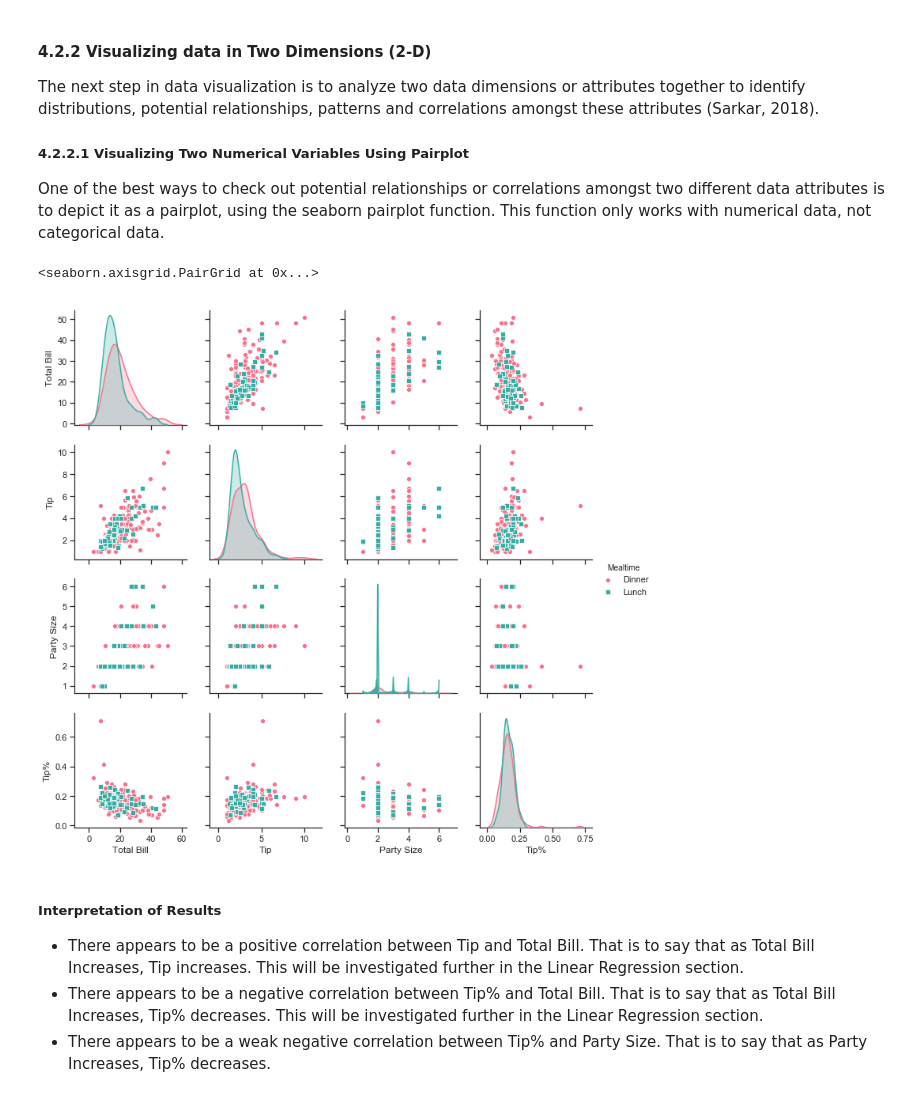
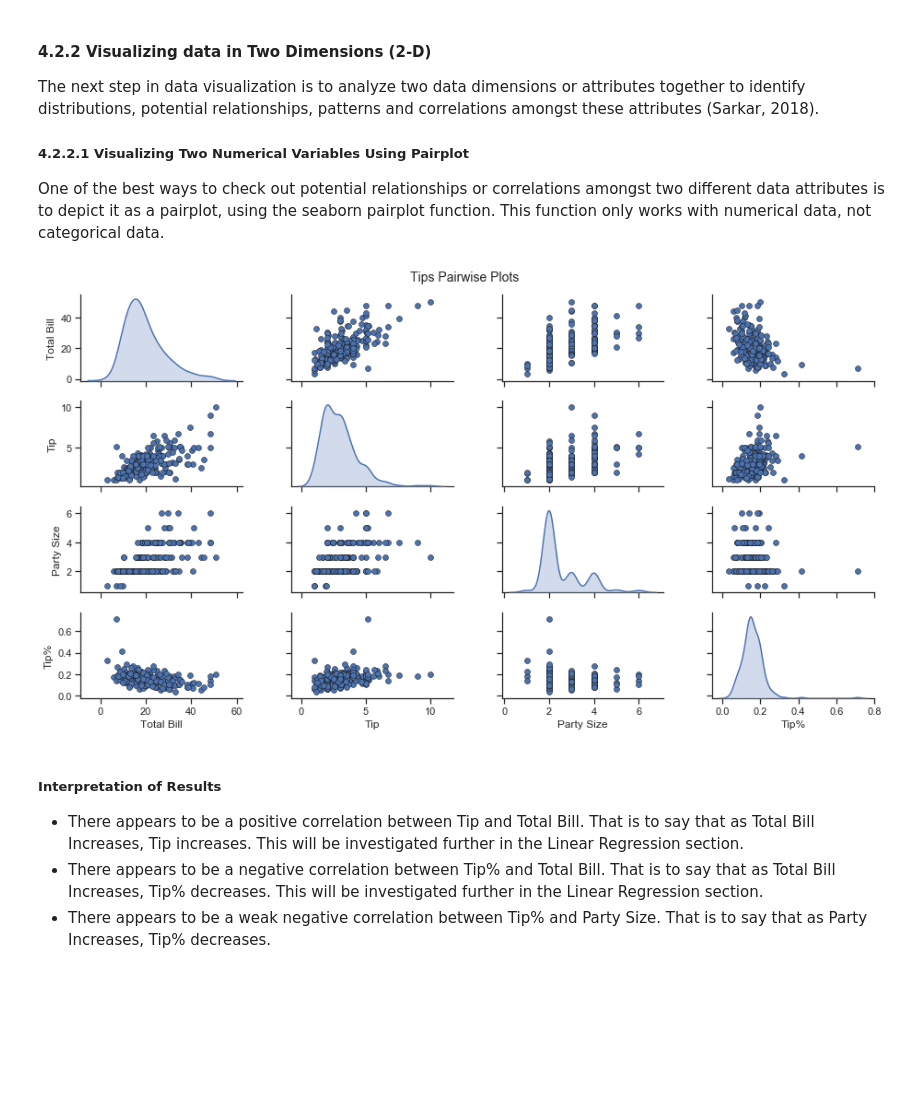
Before and after one commit to pcaulfie/fundamentals-project, a Jupyter notebook: Fundamentals of Data Analysis.ipynb, the cells around one changed output. Drawn from its saved outputs; the diff is of its cells as text; code cells hidden in the pictures; blank space fills up the shorter version.

```diff
--- a/Fundamentals of Data Analysis.ipynb
+++ b/Fundamentals of Data Analysis.ipynb
@@ -599,21 +628,24 @@ The next step in data visualization is to analyze two data dimensions or attribu
 
 ##### 4.2.2.1 Visualizing Two Numerical Variables Using Pairplot <a id='pair'></a>
 One of the best ways to check out potential relationships or correlations amongst two different data attributes is to depict it as a pairplot, using the seaborn pairplot function. This function only works with numerical data, not categorical data.
-# %%
-# Import Seaborn Library
-# adapted from https://www.datacamp.com/community/tutorials/seaborn-python-tutorial#load
-import seaborn as sns
-# Seaborn does not have a default style, instead it comes with 5 preset styles, which must be called
-# I am using seaborn themes: ticks, as it is commonly used to give extra structure to the plots https://seaborn.pydata.org/tutorial/aesthetics.html
-sns.set(style="ticks")
-# Construct scatterplot using pairplot function - adapted from https://seaborn.pydata.org/generated/seaborn.pairplot.html
-# Hue is used to display lunch and Dinner in a different color (Series = "Mealtime").
-# Palette ="husl" used to change color palette to husl instead of default. ref: https://seaborn.pydata.org/tutorial/color_palettes.html
-# markers=["o", "s", "D"] are used to display different markers for each level of the hue variable:
-sns.pairplot(df, hue='Mealtime', palette="husl", markers=["o", "s"])
-# %% [output]
-<seaborn.axisgrid.PairGrid at 0x...>
-[figure, removed]
+# %%
+# Pair-wise Scatter Plots
+# Adapted from https://towardsdatascience.com/the-art-of-effective-visualization-of-multi-dimensional-data-6c7202990c57
+
+# Identify Columns to plot
+cols = ['Total Bill', 'Tip', 'Party Size', 'Tip%']
+# define parameters and run command
+pp = sns.pairplot(df[cols], size=1.8, aspect=1.8,
+                  plot_kws=dict(edgecolor="k", linewidth=0.5),
+                  diag_kind="kde", diag_kws=dict(shade=True))
+# create figure https://matplotlib.org/3.1.1/api/_as_gen/matplotlib.pyplot.figure.html
+fig = pp.fig
+# Tune the subplot layout. https://matplotlib.org/3.1.1/api/_as_gen/matplotlib.pyplot.subplots_adjust.html
+fig.subplots_adjust(top=0.93, wspace=0.3)
+# Create title for figure
+t = fig.suptitle('Tips Pairwise Plots', fontsize=14)
+# %% [output]
+[figure, added]
 # %% [markdown]
 ##### Interpretation of Results
 * There appears to be a positive correlation between Tip and Total Bill. That is to say that as Total Bill Increases, Tip increases. This will be investigated further in the Linear Regression section.
```
Also changed, not shown: parts of 15 cells of this notebook.
